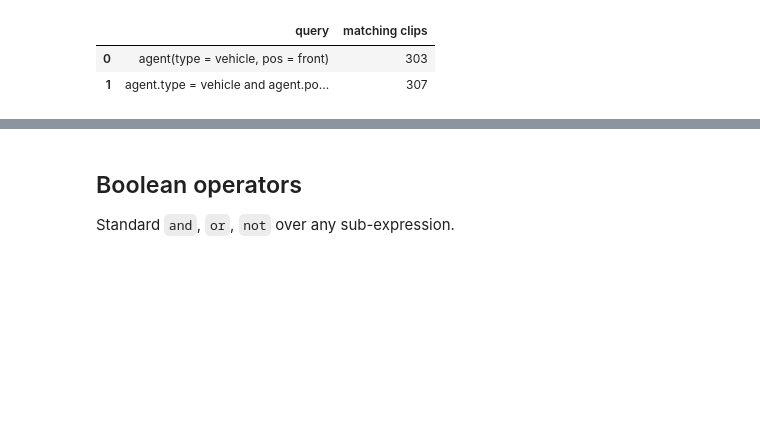
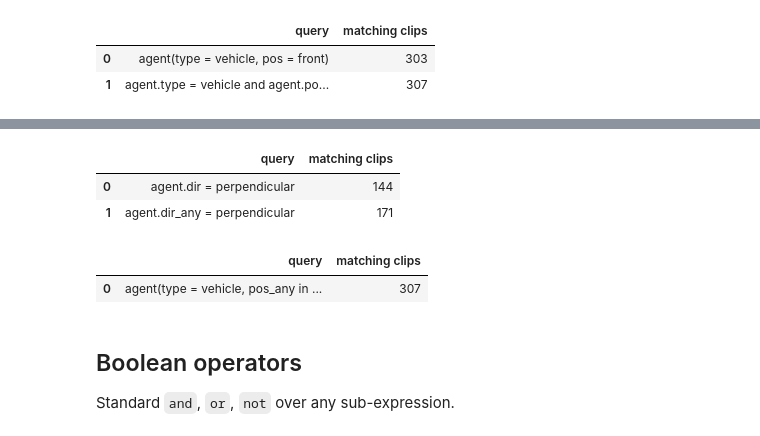
Before and after one commit to nv-tlabs/cascade-devkit, a Jupyter notebook: notebooks/02_query_dsl_tour.ipynb, the cells around one changed output, grey strips where cells are left out. Saved outputs shown, nothing was run; the diff lists cells and outputs as text; code cells hidden in the pictures; blank space fills up the shorter version.

```diff
--- a/notebooks/02_query_dsl_tour.ipynb
+++ b/notebooks/02_query_dsl_tour.ipynb
@@ -132,3 +167,23 @@ run([
+# %%
+# Midpoint vs interval — same query, different cardinality.
+run([
+    "agent.dir = perpendicular",      # midpoint
+    "agent.dir_any = perpendicular",  # any interval
+])
+# %% [output]
+|  | query | matching clips |
+| 0 | agent.dir = perpendicular | 144 |
+| 1 | agent.dir_any = perpendicular | 171 |
+# %%
+# Composite: vehicles that were either in front OR crossing
+# at some point during their visibility.
+run([
+    "agent(type = vehicle, "
+    "pos_any in (front, perpendicular_lr, perpendicular_rl))",
+])
+# %% [output]
+|  | query | matching clips |
+| 0 | agent(type = vehicle, pos_any in ... | 307 |
 # %% [markdown]
 ## Boolean operators
 
```
Also changed, not shown: parts of 3 cells of this notebook, 2 other files.
